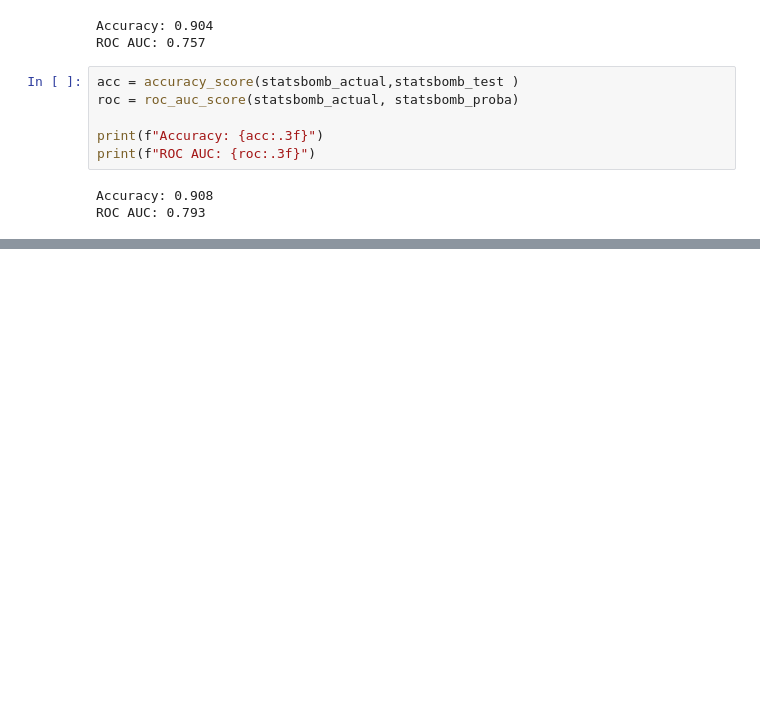
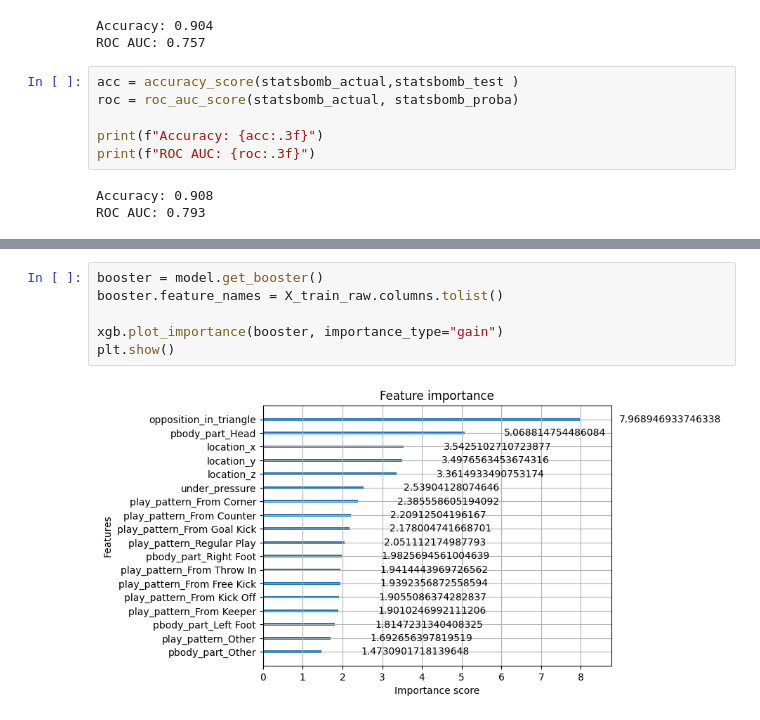
Before and after one commit to conormalone/Hudl_Performance_Insights_2025, a Jupyter notebook: xg_model_working.ipynb, the cells around one changed output, grey strips where cells are left out. Saved outputs shown, nothing was run; the diff lists cells and outputs as text; blank space fills up the shorter version.

```diff
--- a/xg_model_working.ipynb
+++ b/xg_model_working.ipynb
@@ -204,0 +331,8 @@ predictor = TabularPredictor(
+# %%
+booster = model.get_booster()
+booster.feature_names = X_train_raw.columns.tolist()
+
+xgb.plot_importance(booster, importance_type="gain")
+plt.show()
+# %% [output]
+[figure, added]
```
Also changed, not shown: parts of 31 cells of this notebook.
